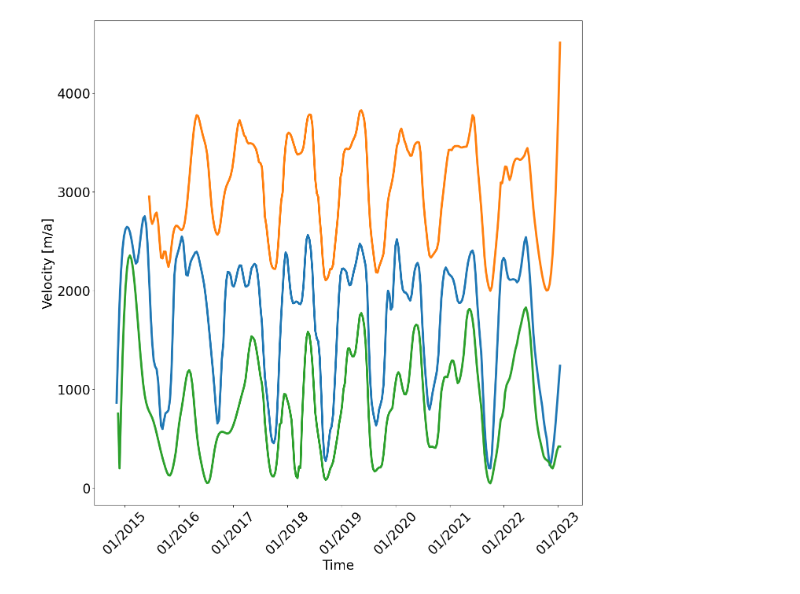
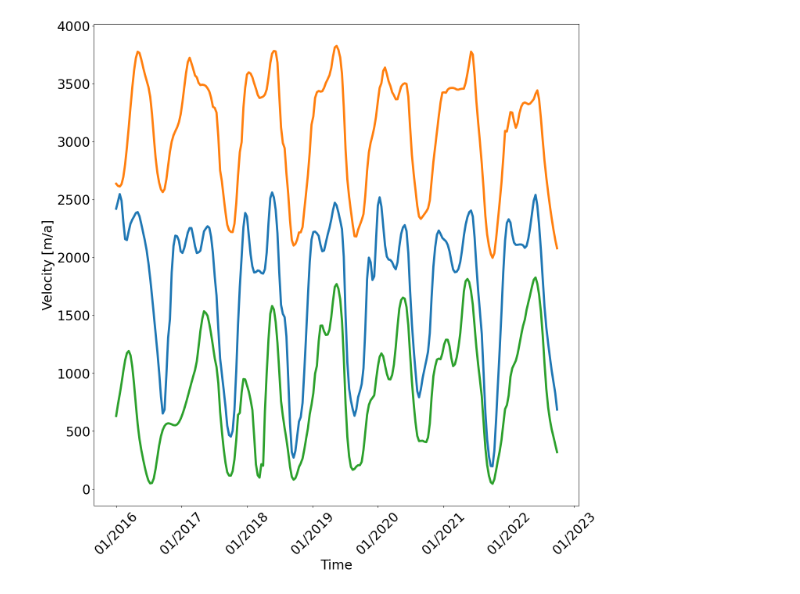
Before and after one commit to pohlan/Hubbard2024, a Jupyter notebook: make_paper_figures/centerline_velocities/Fig1b_velocity_timeseries_Victor.ipynb, the cells around one changed output. Cells and saved outputs as stored; diff of their text form; code cells hidden in the pictures.

```diff
--- a/make_paper_figures/centerline_velocities/Fig1b_velocity_timeseries_Victor.ipynb
+++ b/make_paper_figures/centerline_velocities/Fig1b_velocity_timeseries_Victor.ipynb
@@ -17,8 +17,7 @@ fig, ax = plt.subplots(figsize=(16, 16))
 
 ########################
 # open dataset
-year = "2016"
-hubv = xarray.open_dataset("Datacubes/Hubbard_S1/Hubbard_S1.nc") #("../Hubbard_sentinel1.nc") ("../Hubbard_5eminus5.nc")
+hubv = xarray.open_dataset("../Hubbard_S1.nc").sel(time=slice('2016-01-01', '2022-10-01'))
 
 ########################
 # load coordinates of points for velocity plots
@@ -62,10 +61,6 @@ transformer = pyproj.Transformer.from_crs(epsg_32607, epsg_3413, always_xy=True)
 x_32607 = 586400  # X coordinate
 y_32607 = 6658400  # Y coordinate
 
-#Hubbard point
-# x_32607 = 590400  # X coordinate
-# y_32607 = 6657500  # Y coordinate
-
 # Perform the conversion to EPSG:3413
 x_3413, y_3413 = transformer.transform(x_32607, y_32607)
 
@@ -75,34 +70,38 @@ target_valerie_y = np.abs(hubv.y.values - y_3413).argmin()
 valerie_vx = hubv.vx[:, target_valerie_y, target_valerie_x]
 valerie_vy = hubv.vy[:, target_valerie_y, target_valerie_x]
 valerie_v = np.sqrt(valerie_vx ** 2 + valerie_vy ** 2)
+
+# valerie_v = [np.sqrt(hubv.vx.sel(x = x_3413, y = y_3413, method = 'nearest')**2
+#              + hubv.vy.sel(x = x_3413, y = y_3413, method = 'nearest')**2) for X, Y in zip(points_X, points_Y)]
+
 
 ax.plot(hubv.time, valerie_v, linewidth=4)
 
 # Set x-axis label
 ax.set_xlabel("Time", fontsize=fs)
 
 # Set y-axis label
 ax.set_ylabel("Velocity [m/a]", fontsize=fs)
 
 # Set font size for tick labels
 ax.tick_params(axis="both", which="major", labelsize=fs)
 
 # Format x-axis to display month/year
 ax.xaxis.set_major_formatter(plt.matplotlib.dates.DateFormatter("%m/%Y"))
 
 # Rotate x-axis labels for better readability
 plt.xticks(rotation=45)
 
 ########################
 
 # Get all text objects in the figure
 text_objs = plt.gcf().findobj(plt.Text)
 
 # Change font size for all text objects
 font_size = fs  # Change this to the font size you desire
 for text_obj in text_objs:
     text_obj.set_fontsize(font_size)
 
 plt.savefig("multiyear_centerline_velocities.png")
 # %% [output]
-[figure, old version]
+[figure, new version]
```
Also changed, not shown: parts of 3 cells of this notebook, 12 other files.
